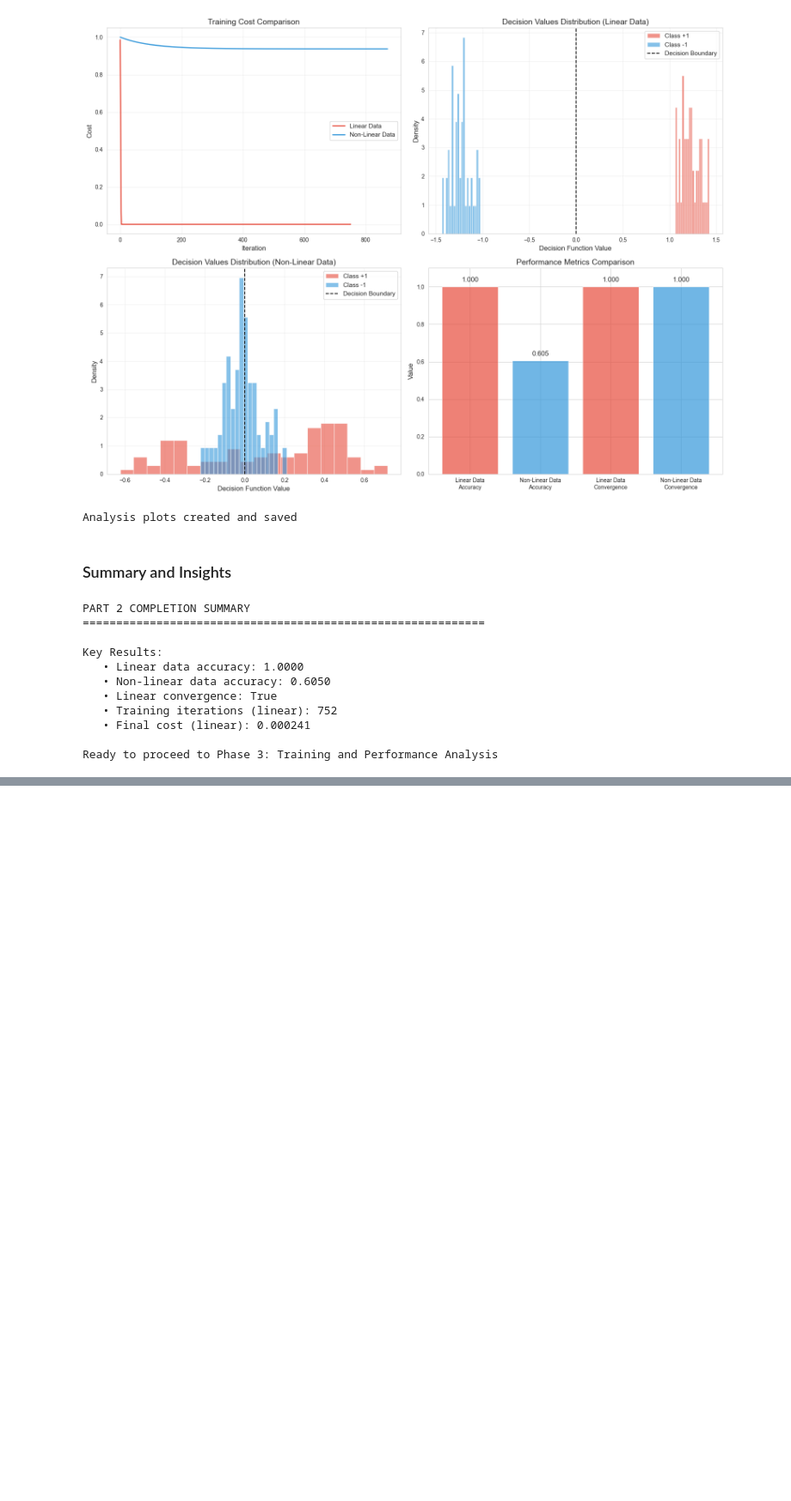
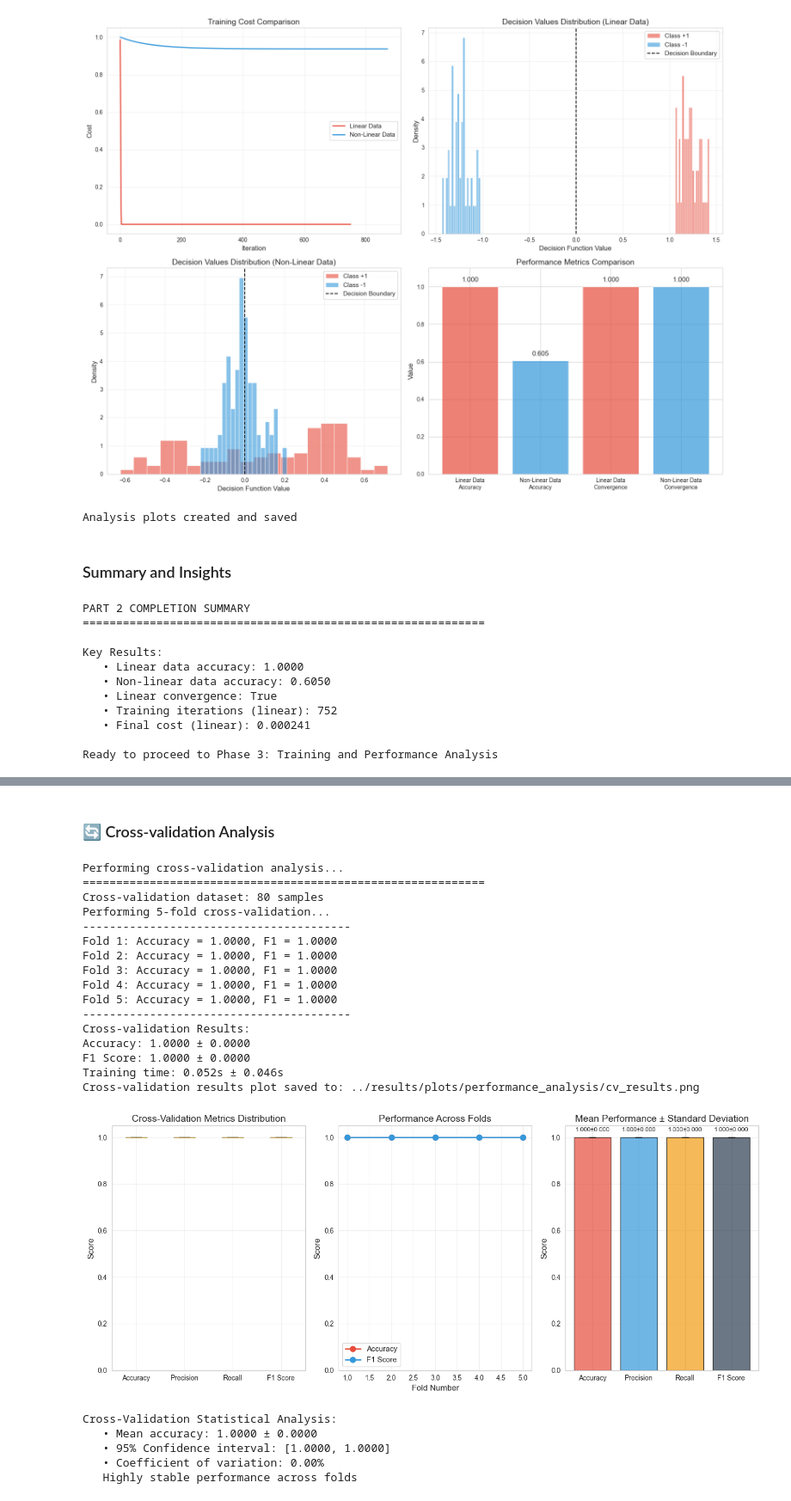
Before and after one commit to NMsby/svm-machine-learning-lab, a Jupyter notebook: notebooks/svm_lab_notebook.ipynb, the cells around one changed output, grey strips where cells are left out. Shown at 86% size. Cells and saved outputs as stored; diff of their text form; code cells hidden in the pictures; blank space fills up the shorter version.

```diff
--- a/notebooks/svm_lab_notebook.ipynb
+++ b/notebooks/svm_lab_notebook.ipynb
@@ -775,0 +942,67 @@ Ready to proceed to Phase 3: Training and Performance Analysis
+# %% [markdown]
+### 🔄 Cross-validation Analysis
+# %%
+print("Performing cross-validation analysis...")
+print("=" * 60)
+
+# Combine train and validation sets for CV
+X_train_cv = np.vstack([X_train, X_val])
+y_train_cv = np.hstack([y_train, y_val])
+
+print(f"Cross-validation dataset: {len(X_train_cv)} samples")
+
+# Perform cross-validation
+cv_results = cross_validate_model(
+    model=SVMFromScratch(**best_params, verbose=False),
+    X=X_train_cv,
+    y=y_train_cv,
+    cv_folds=5,
+    random_state=42,
+    verbose=True
+)
+
+# Create cross-validation visualization
+fig_cv = plot_cross_validation_results(
+    cv_results,
+    title="SVM from Scratch - Cross-Validation Results",
+    save_path="../results/plots/performance_analysis/cv_results.png"
+)
+plt.show()
+
+# Statistical analysis
+print(f"\nCross-Validation Statistical Analysis:")
+print(f"   • Mean accuracy: {cv_results['accuracy_mean']:.4f} ± {cv_results['accuracy_std']:.4f}")
+print(f"   • 95% Confidence interval: [{cv_results['accuracy_mean'] - 1.96*cv_results['accuracy_std']:.4f}, {cv_results['accuracy_mean'] + 1.96*cv_results['accuracy_std']:.4f}]")
+print(f"   • Coefficient of variation: {cv_results['accuracy_std']/cv_results['accuracy_mean']*100:.2f}%")
+
+# Stability assessment
+cv_stability = cv_results['accuracy_std'] / cv_results['accuracy_mean']
+if cv_stability < 0.05:
+    print("   Highly stable performance across folds")
+elif cv_stability < 0.10:
+    print("   Good stability across folds")
+else:
+    print("   High variability across folds - consider more data or regularization")
+# %% [output]
+Performing cross-validation analysis...
+============================================================
+Cross-validation dataset: 80 samples
+Performing 5-fold cross-validation...
+----------------------------------------
+Fold 1: Accuracy = 1.0000, F1 = 1.0000
+Fold 2: Accuracy = 1.0000, F1 = 1.0000
+Fold 3: Accuracy = 1.0000, F1 = 1.0000
+Fold 4: Accuracy = 1.0000, F1 = 1.0000
+Fold 5: Accuracy = 1.0000, F1 = 1.0000
+----------------------------------------
+Cross-validation Results:
+Accuracy: 1.0000 ± 0.0000
+F1 Score: 1.0000 ± 0.0000
+Training time: 0.052s ± 0.046s
+Cross-validation results plot saved to: ../results/plots/performance_analysis/cv_results.png
+[figure, added]
+Cross-Validation Statistical Analysis:
+   • Mean accuracy: 1.0000 ± 0.0000
+   • 95% Confidence interval: [1.0000, 1.0000]
+   • Coefficient of variation: 0.00%
+   Highly stable performance across folds
```
Also changed, not shown: parts of 15 cells of this notebook.
